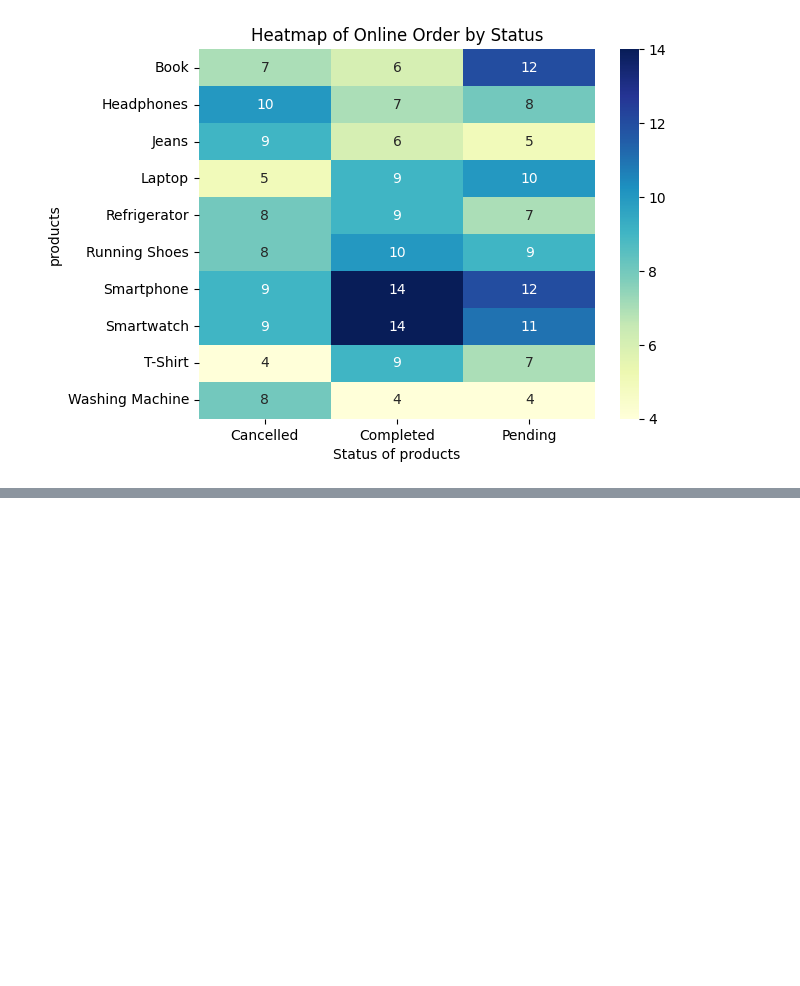
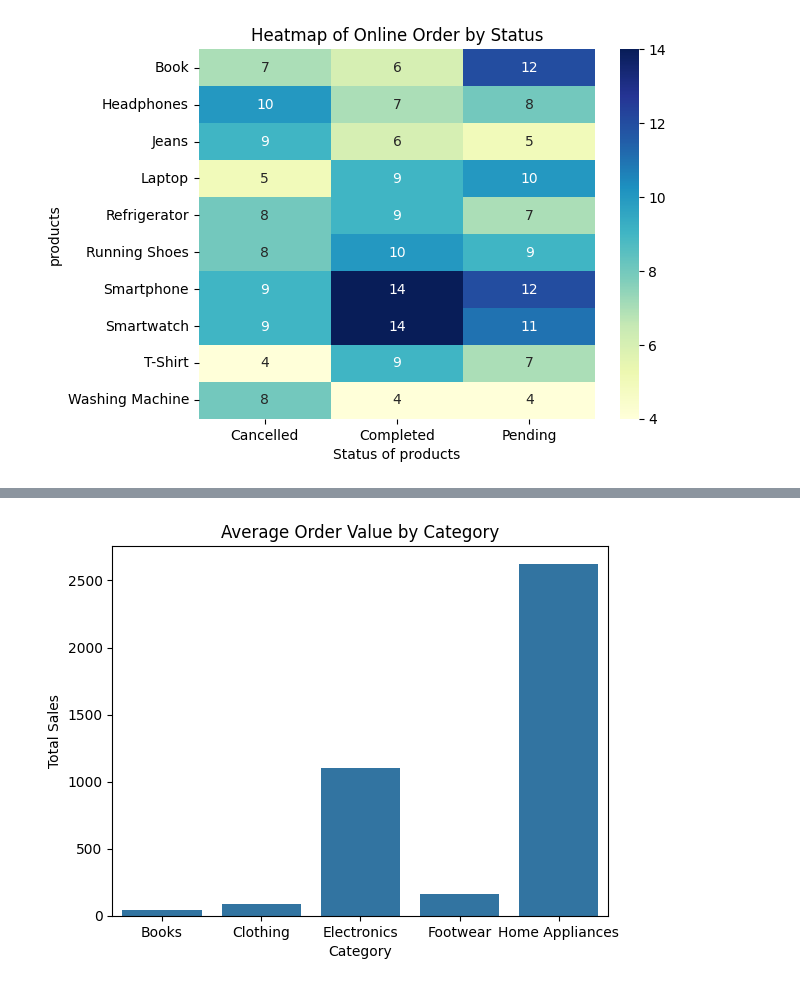
Before and after one commit to Zaid0317/Data-Analyst-Using-Python, a Jupyter notebook: amazon.ipynb, the cells around one changed output, grey strips where cells are left out. Saved outputs shown, nothing was run; the diff lists cells and outputs as text; code cells hidden in the pictures; blank space fills up the shorter version.

```diff
--- a/amazon.ipynb
+++ b/amazon.ipynb
@@ -193,3 +193,10 @@ plt.ylabel("products")
 plt.show()
 # %% [output]
 [figure]
+# %%
+import matplotlib.pyplot as plt
+import numpy as np
+import pandas as pd
+import seaborn as sns
+df=pd.read_csv("amazon_sales.csv")
+print(df.head())
@@ -195,0 +217,7 @@ plt.show()
+# %%
+avg_order = df.groupby('Category')['Total Sales'].mean().reset_index()
+sns.barplot(data=avg_order, x='Category', y='Total Sales')
+plt.title('Average Order Value by Category')
+plt.show()
+# %% [output]
+[figure, added]
```
Also changed, not shown: parts of 19 cells of this notebook, 22 other files.
